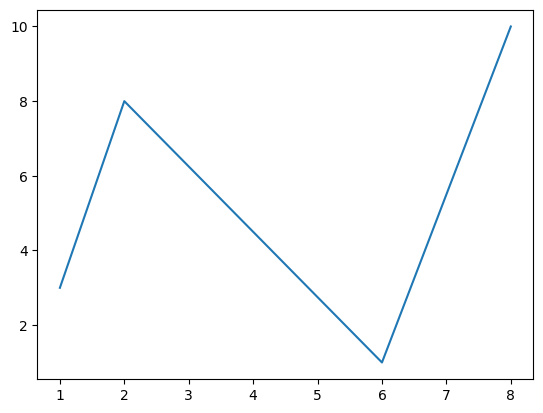
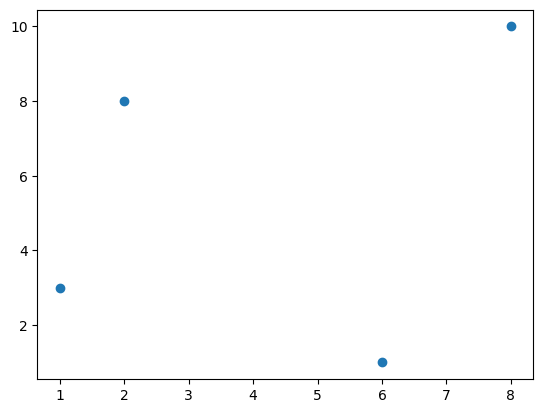
The notebook cell's code change between the first figure and the second:
--- before
+++ after
@@ -7,4 +7,4 @@
 ypoints = np.array([3, 8, 1, 10])
 
-plt.plot(xpoints, ypoints)
+plt.plot(xpoints, ypoints, 'o')
 plt.show()

Commit: ML Introduction